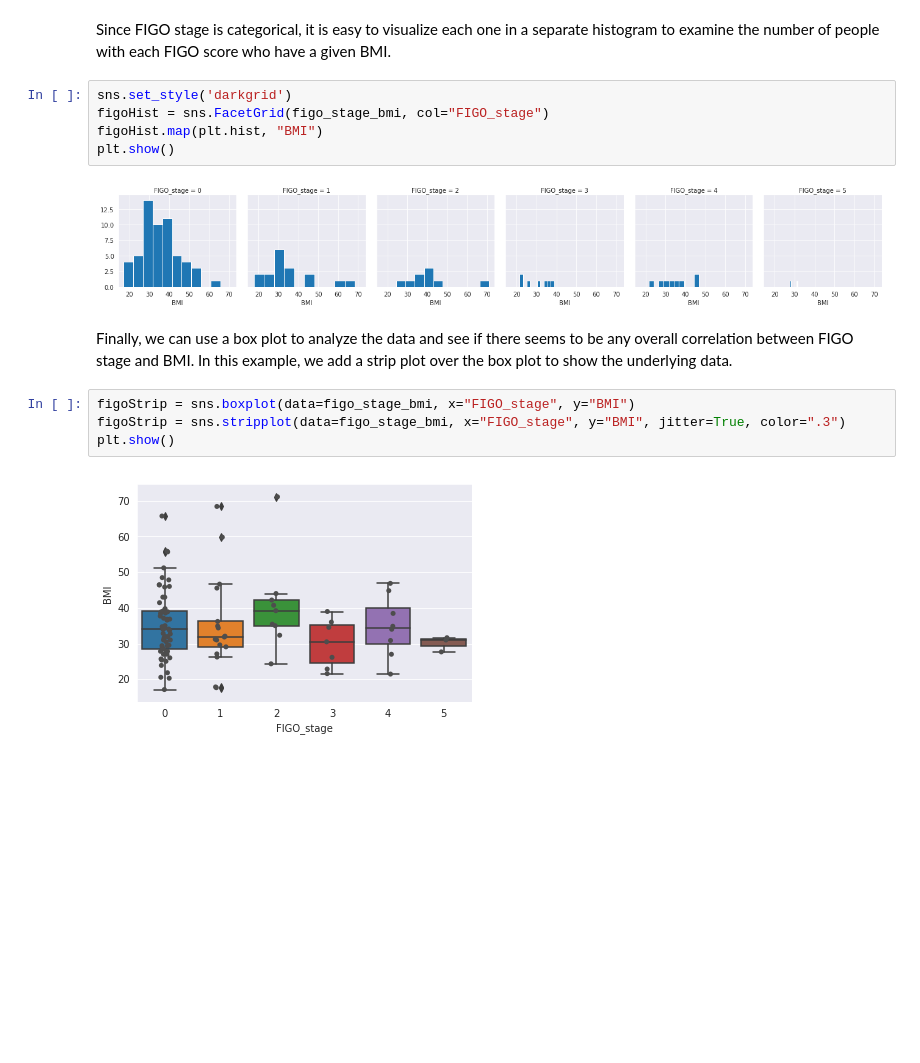
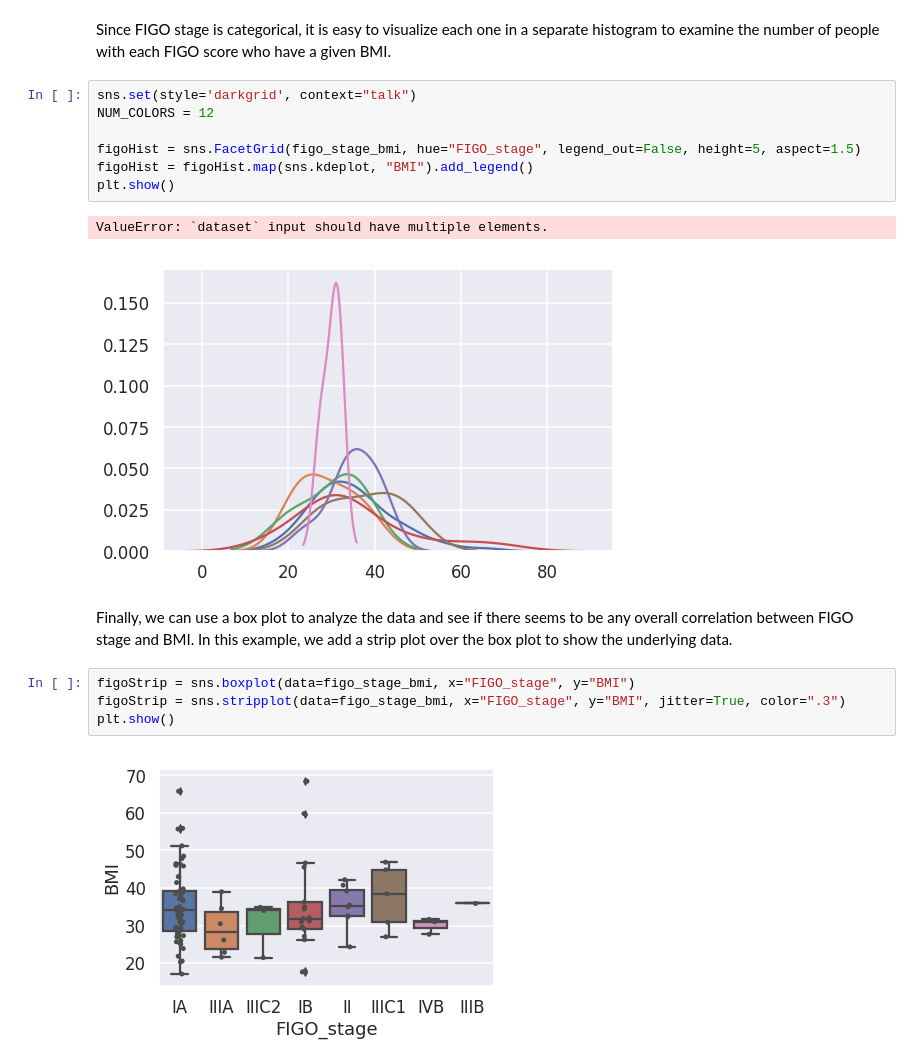
Before and after one commit to PayneLab/cptac, a Jupyter notebook: doc/use-case-2.ipynb, the cells around one changed output. Saved outputs shown, nothing was run; the diff lists cells and outputs as text; blank space fills up the shorter version.

```diff
--- a/doc/use-case-2.ipynb
+++ b/doc/use-case-2.ipynb
@@ -26,12 +30,15 @@ figo_stage_bmi = CPTAC.get_clinical()[['FIGO_stage', 'BMI']]
 # %% [markdown]
 Since FIGO stage is categorical, it is easy to visualize each one in a separate histogram to examine the number of people with each FIGO score who have a given BMI.
 # %%
-sns.set_style('darkgrid')
-figoHist = sns.FacetGrid(figo_stage_bmi, col="FIGO_stage")
-figoHist.map(plt.hist, "BMI")
+sns.set(style='darkgrid', context="talk")
+NUM_COLORS = 12
+
+figoHist = sns.FacetGrid(figo_stage_bmi, hue="FIGO_stage", legend_out=False, height=5, aspect=1.5)
+figoHist = figoHist.map(sns.kdeplot, "BMI").add_legend()
 plt.show()
 # %% [output]
+ValueError: `dataset` input should have multiple elements.
-[figure, old version]
+[figure, new version]
 # %% [markdown]
 Finally, we can use a box plot to analyze the data and see if there seems to be any overall correlation between FIGO stage and BMI. In this example, we add a strip plot over the box plot to show the underlying data.
 # %%
@@ -39,4 +46,4 @@ figoStrip = sns.boxplot(data=figo_stage_bmi, x="FIGO_stage", y="BMI")
 figoStrip = sns.stripplot(data=figo_stage_bmi, x="FIGO_stage", y="BMI", jitter=True, color=".3")
 plt.show()
 # %% [output]
-[figure, old version]
+[figure, new version]
```
Also changed, not shown: parts of 1 cell of this notebook, 23 other files.
